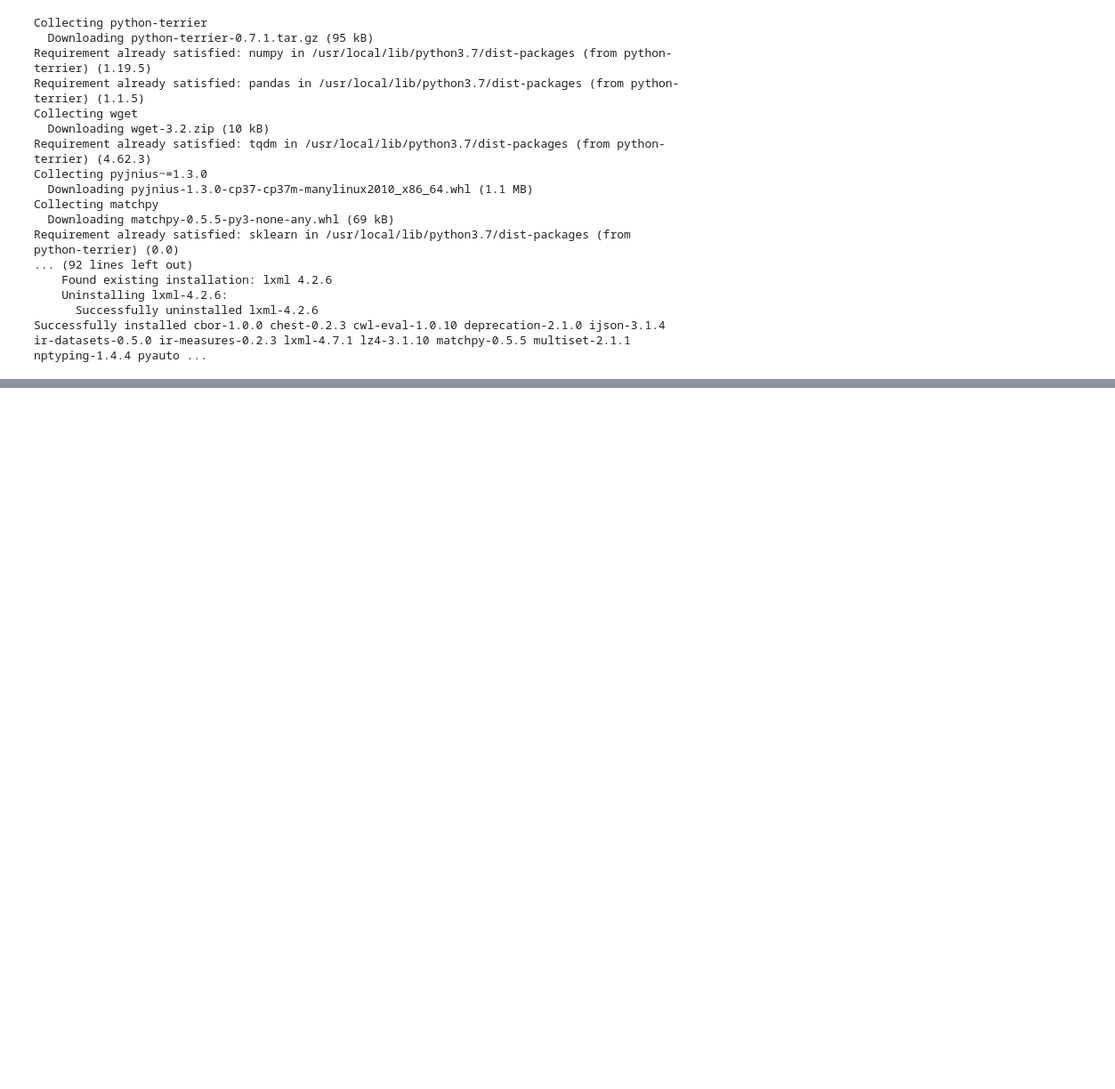
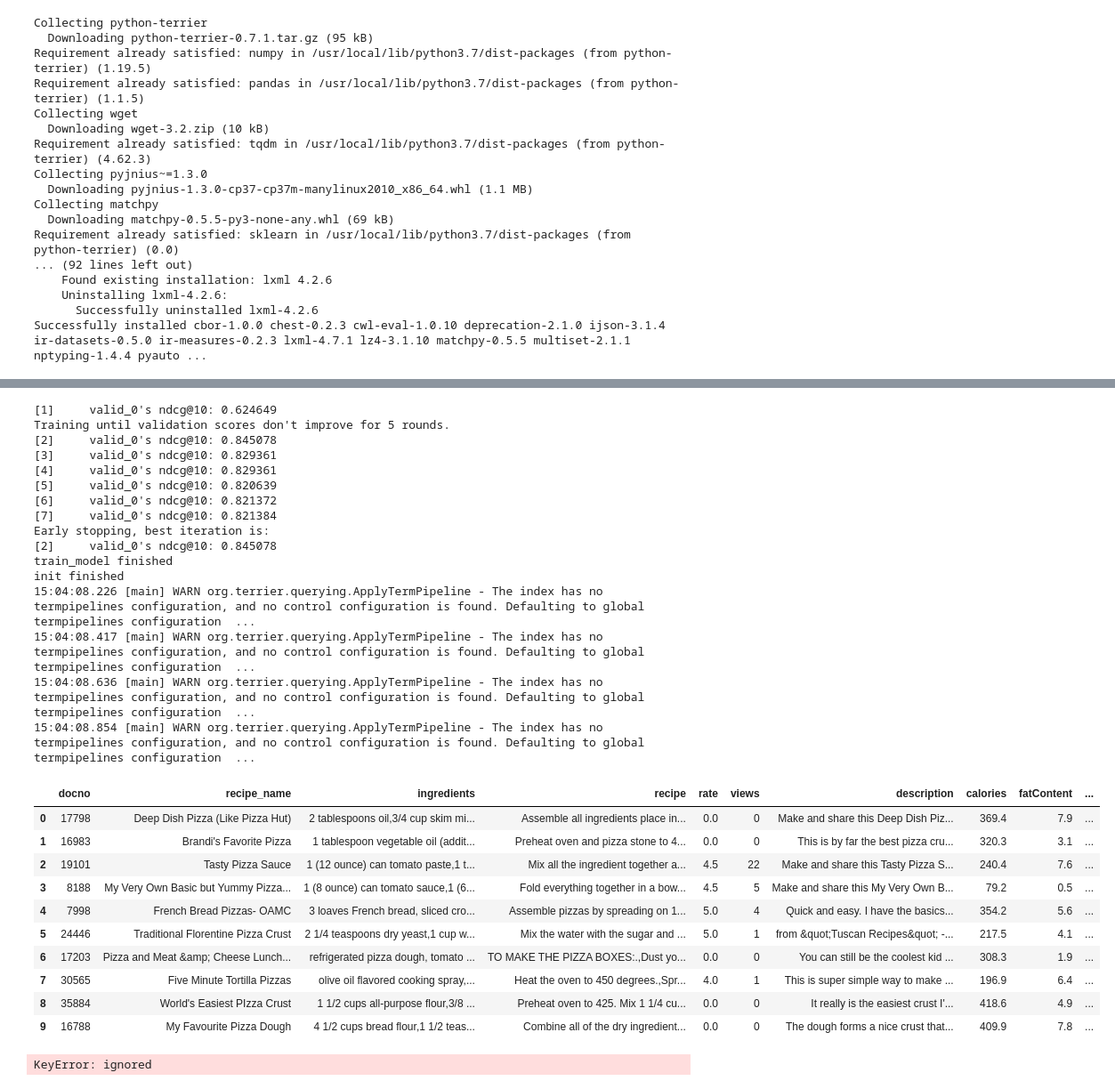
Before and after one commit to Dong34/Recipe-Search-Engine, a Jupyter notebook: 650Test.ipynb, the cells around one changed output, grey strips where cells are left out. Shown: that part at 89% size. Drawn from its saved outputs; the diff is of its cells as text; code cells hidden in the pictures; blank space fills up the shorter version.

```diff
--- a/650Test.ipynb
+++ b/650Test.ipynb
@@ -174,6 +174,37 @@ class Model:
             rank += 1
         return results
 
+    def filter_result_out(self, df, items):
+    # Add filter here
+    # items: the word we want to filter
+    # option: tool or ingredient
+    # Return: All the search results that do not contain the word ingredient in the "ingredients" description.
+
+        if items == []:
+            return df
+
+        df['ingredients'] = df['ingredients'].str.lower()
+        df['description'] = df['description'].str.lower()
+        df['keywords'] = df['keywords'].str.lower()
+        df['filtering'] = df['ingredients'] + ' ' + df['description'] + ' ' + df['keywords']
+
+
+        # Init the Wordnet Lemmatizer
+        lemmatizer = WordNetLemmatizer()
+        for i in df.index:
+            sentence = df['filtering'][i]
+            word_list = nltk.word_tokenize(sentence)
+            # Lemmatize list of words and join
+            df['filtering'][i] = ' '.join([lemmatizer.lemmatize(w) for w in word_list])
+
+        for i in items:
+            w = lemmatizer.lemmatize(i)
+            df = df[(~(df['filtering'].str.contains(w)))]
+
+        return df
+
+
+
     def filter_result(self, df, items):
     # Add filter here
     # items: the word we want to filter
@@ -247,7 +278,8 @@ def main():
 # %%
 model = main()
 # examples of how to use
-query = "tomato"
+query = "pizza"
 SFR = model.get_query_results(query)
 query_df = pd.DataFrame(SFR)
 query_df.head(10)
+# %% [output]
@@ -253,0 +300,31 @@ query_df.head(10)
+[1]     valid_0's ndcg@10: 0.624649
+Training until validation scores don't improve for 5 rounds.
+[2]     valid_0's ndcg@10: 0.845078
+[3]     valid_0's ndcg@10: 0.829361
+[4]     valid_0's ndcg@10: 0.829361
+[5]     valid_0's ndcg@10: 0.820639
+[6]     valid_0's ndcg@10: 0.821372
+[7]     valid_0's ndcg@10: 0.821384
+Early stopping, best iteration is:
+[2]     valid_0's ndcg@10: 0.845078
+train_model finished
+init finished
+15:04:08.226 [main] WARN org.terrier.querying.ApplyTermPipeline - The index has no termpipelines configuration, and no control configuration is found. Defaulting to global termpipelines configuration  ...
+15:04:08.417 [main] WARN org.terrier.querying.ApplyTermPipeline - The index has no termpipelines configuration, and no control configuration is found. Defaulting to global termpipelines configuration  ...
+15:04:08.636 [main] WARN org.terrier.querying.ApplyTermPipeline - The index has no termpipelines configuration, and no control configuration is found. Defaulting to global termpipelines configuration  ...
+15:04:08.854 [main] WARN org.terrier.querying.ApplyTermPipeline - The index has no termpipelines configuration, and no control configuration is found. Defaulting to global termpipelines configuration  ...
+|  | docno | recipe_name | ingredients | recipe | rate | views | description | calories | fatContent | ... |
+| 0 | 17798 | Deep Dish Pizza (Like Pizza Hut) | 2 tablespoons oil,3/4 cup skim mi... | Assemble all ingredients place in... | 0.0 | 0 | Make and share this Deep Dish Piz... | 369.4 | 7.9 | ... |
+| 1 | 16983 | Brandi's Favorite Pizza | 1 tablespoon vegetable oil (addit... | Preheat oven and pizza stone to 4... | 0.0 | 0 | This is by far the best pizza cru... | 320.3 | 3.1 | ... |
+| 2 | 19101 | Tasty Pizza Sauce | 1 (12 ounce) can tomato paste,1 t... | Mix all the ingredient together a... | 4.5 | 22 | Make and share this Tasty Pizza S... | 240.4 | 7.6 | ... |
+| 3 | 8188 | My Very Own Basic but Yummy Pizza... | 1 (8 ounce) can tomato sauce,1 (6... | Fold everything together in a bow... | 4.5 | 5 | Make and share this My Very Own B... | 79.2 | 0.5 | ... |
+| 4 | 7998 | French Bread Pizzas- OAMC | 3 loaves French bread, sliced cro... | Assemble pizzas by spreading on 1... | 5.0 | 4 | Quick and easy. I have the basics... | 354.2 | 5.6 | ... |
+| 5 | 24446 | Traditional Florentine Pizza Crust | 2 1/4 teaspoons dry yeast,1 cup w... | Mix the water with the sugar and ... | 5.0 | 1 | from &quot;Tuscan Recipes&quot; -... | 217.5 | 4.1 | ... |
+| 6 | 17203 | Pizza and Meat &amp; Cheese Lunch... | refrigerated pizza dough, tomato ... | TO MAKE THE PIZZA BOXES:.,Dust yo... | 0.0 | 0 | You can still be the coolest kid ... | 308.3 | 1.9 | ... |
+| 7 | 30565 | Five Minute Tortilla Pizzas | olive oil flavored cooking spray,... | Heat the oven to 450 degrees.,Spr... | 4.0 | 1 | This is super simple way to make ... | 196.9 | 6.4 | ... |
+| 8 | 35884 | World's Easiest PIzza Crust | 1 1/2 cups all-purpose flour,3/8 ... | Preheat oven to 425. Mix 1 1/4 cu... | 0.0 | 0 | It really is the easiest crust I'... | 418.6 | 4.9 | ... |
+| 9 | 16788 | My Favourite Pizza Dough | 4 1/2 cups bread flour,1 1/2 teas... | Combine all of the dry ingredient... | 0.0 | 0 | The dough forms a nice crust that... | 409.9 | 7.8 | ... |
+# %%
+filter_result = model.filter_result(query_df, ["oven"])
+# %% [output]
+KeyError: ignored
```
Also changed, not shown: parts of 2 cells of this notebook.
